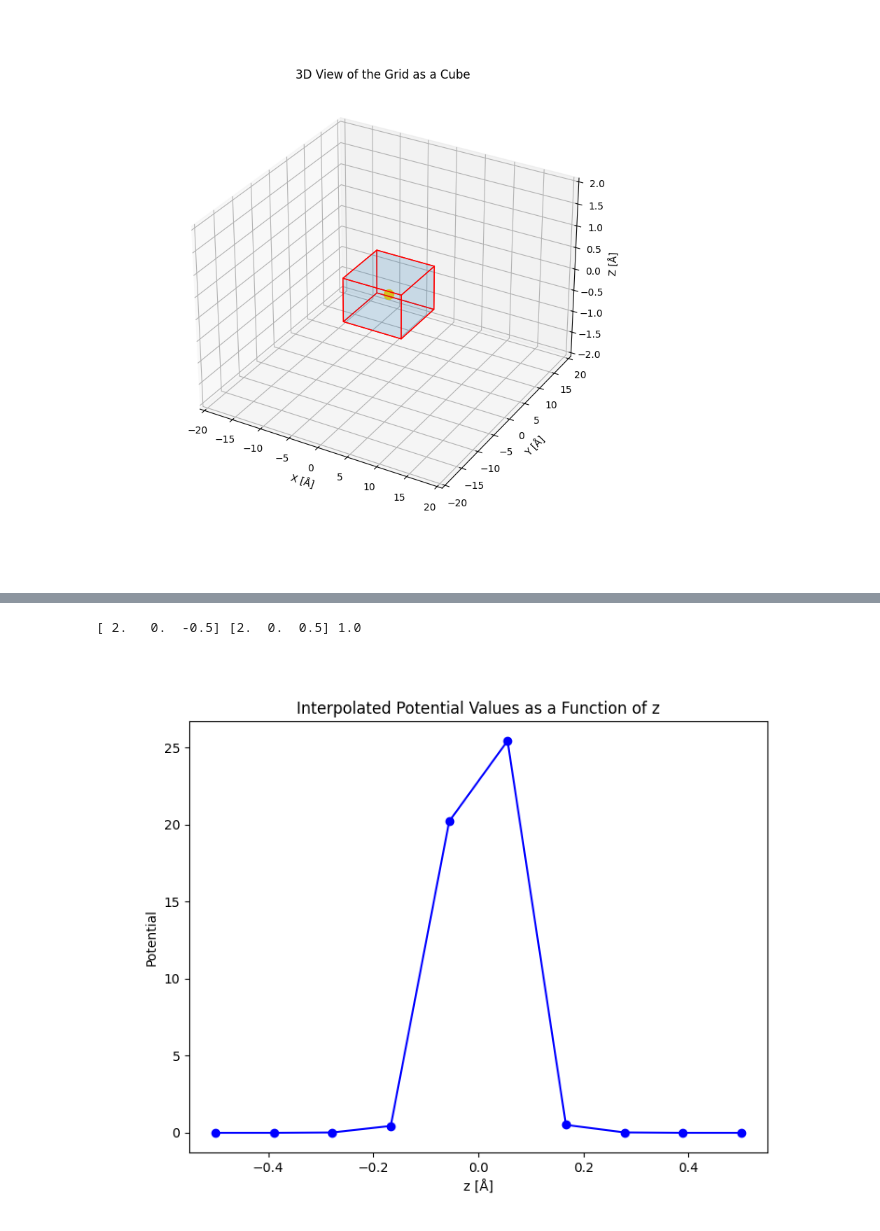
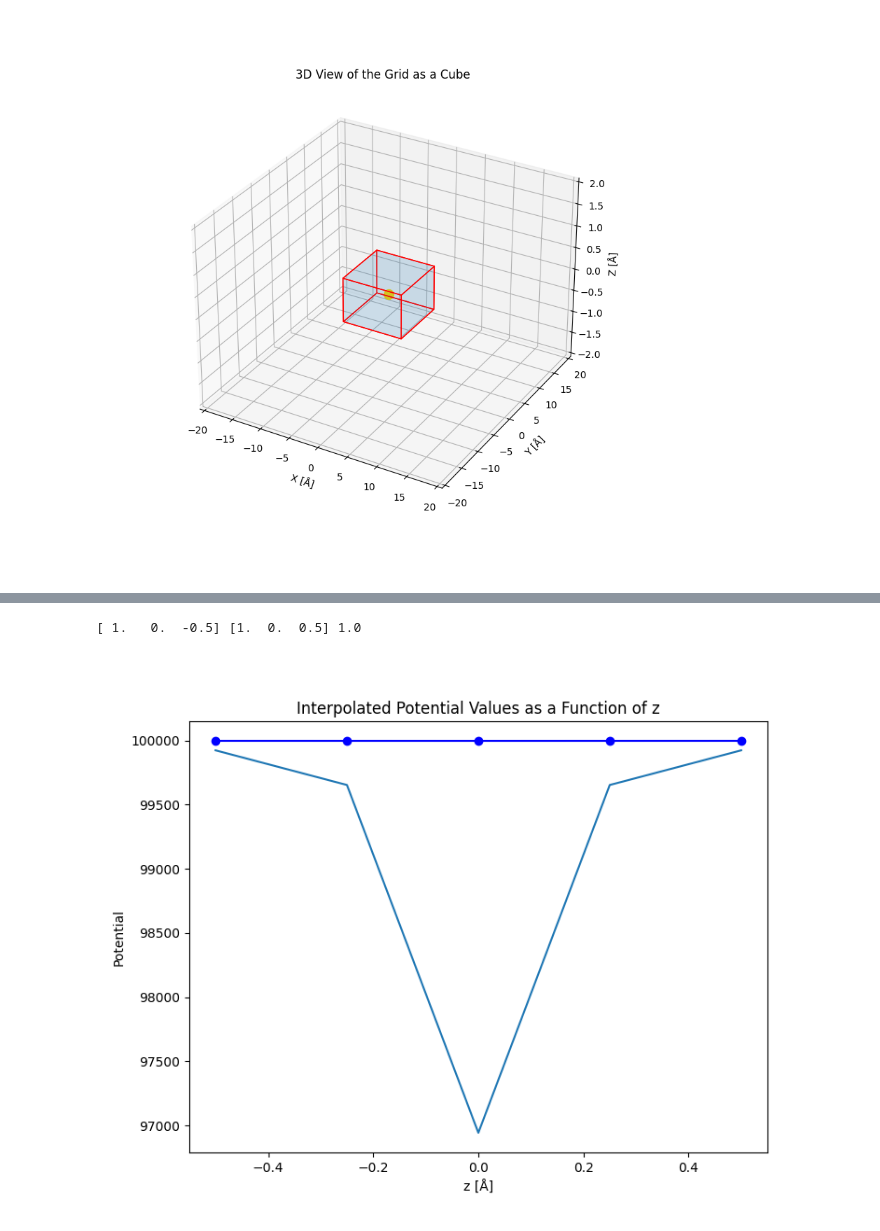
Before and after one commit to DavidLanders95/MonteCarloMS, a Jupyter notebook: Eikonal_scattering.ipynb, the cells around one changed output, grey strips where cells are left out. Cells and saved outputs as stored; diff of their text form; code cells hidden in the pictures.

```diff
--- a/Eikonal_scattering.ipynb
+++ b/Eikonal_scattering.ipynb
@@ -397,41 +388,52 @@ h_bar = 1.0
 
 PHI_0 = 100e3
 wavelength = energy2wavelength(PHI_0)
 
 k = 2 * np.pi / wavelength
 
+V_xyz = PHI_0 - V.T
 # Define the original grid
-nx, ny, nz = V.shape
-x = np.linspace(-half_x, half_x, nx)  # x coordinates
-y = np.linspace(-half_y, half_y, ny)  # y coordinates
-z = np.linspace(-half_z, half_z, nz)  # z coordinates
+
+dVdx, dVdy, dVdz = np.gradient(V_xyz)
+nx, ny, nz = V.T.shape
+
+x = np.linspace(-half_x, half_x, nx, endpoint = False)  # x coordinates
+y = np.linspace(-half_y, half_y, ny, endpoint = False)  # y coordinates
+z = np.linspace(-half_z, half_z, nz, endpoint = True)  # z coordinates
+
+xx, yy = np.meshgrid(x, y)
 
 # Create the interpolator
-V_interp = RegularGridInterpolator((x, y, z), V)
+V_interp = RegularGridInterpolator((x, y, z), V_xyz, method = 'linear', bounds_error=False, fill_value=0.0)
 
-b_mag = 2
+dVdx_interp = RegularGridInterpolator((x, y, z), dVdx, method = 'linear', bounds_error=False, fill_value=0.0)
+dVdy_interp = RegularGridInterpolator((x, y, z), dVdy, method = 'linear', bounds_error=False, fill_value=0.0)
+dVdz_interp = RegularGridInterpolator((x, y, z), dVdz, method = 'linear', bounds_error=False, fill_value=0.0)
 
-b = np.array([b_mag , 0.0, -half_z])
+b_mag = 1
+
+b = np.array([b_mag, 0.0, -half_z])
 r_i = np.array([b_mag, 0.0, -half_z])
-r_o = b + k_hat * z_pot
+r_o = b + k_hat * (total_thickness)
 
 print(r_i, r_o, z_pot)
 
-interpolated_points = np.linspace(r_i, r_o, 10)
+interpolated_points = np.linspace(r_i, r_o, nz)
 
 # Get the potential values at the interpolated points
 V_values = V_interp(interpolated_points)
 
 # Extract the z-coordinates of the interpolated points
 z_values = interpolated_points[:, 2]
 
 # Plot the potential values as a function of z
 plt.figure(figsize=(8, 6))
 plt.plot(z_values, V_values, marker='o', linestyle='-', color='b')
+plt.plot(z_values, PHI_0 - V[:, 100, 100])
 plt.xlabel('z [Å]')
 plt.ylabel('Potential')
 plt.title('Interpolated Potential Values as a Function of z')
 plt.show()
 # %% [output]
-[ 2.   0.  -0.5] [2.  0.  0.5] 1.0
+[ 1.   0.  -0.5] [1.  0.  0.5] 1.0
-[figure, old version]
+[figure, new version]
```
Also changed, not shown: parts of 11 cells of this notebook, 2 other files.
